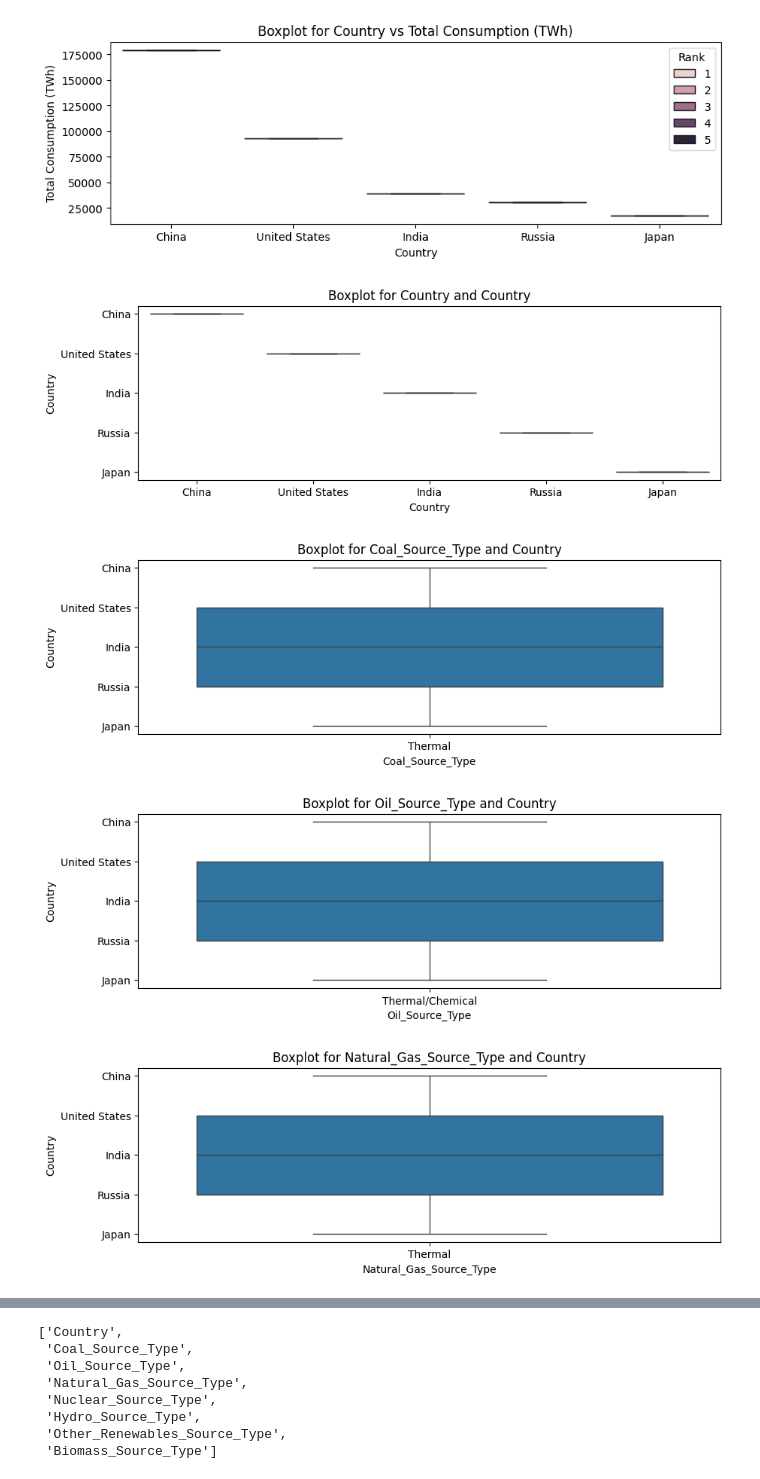
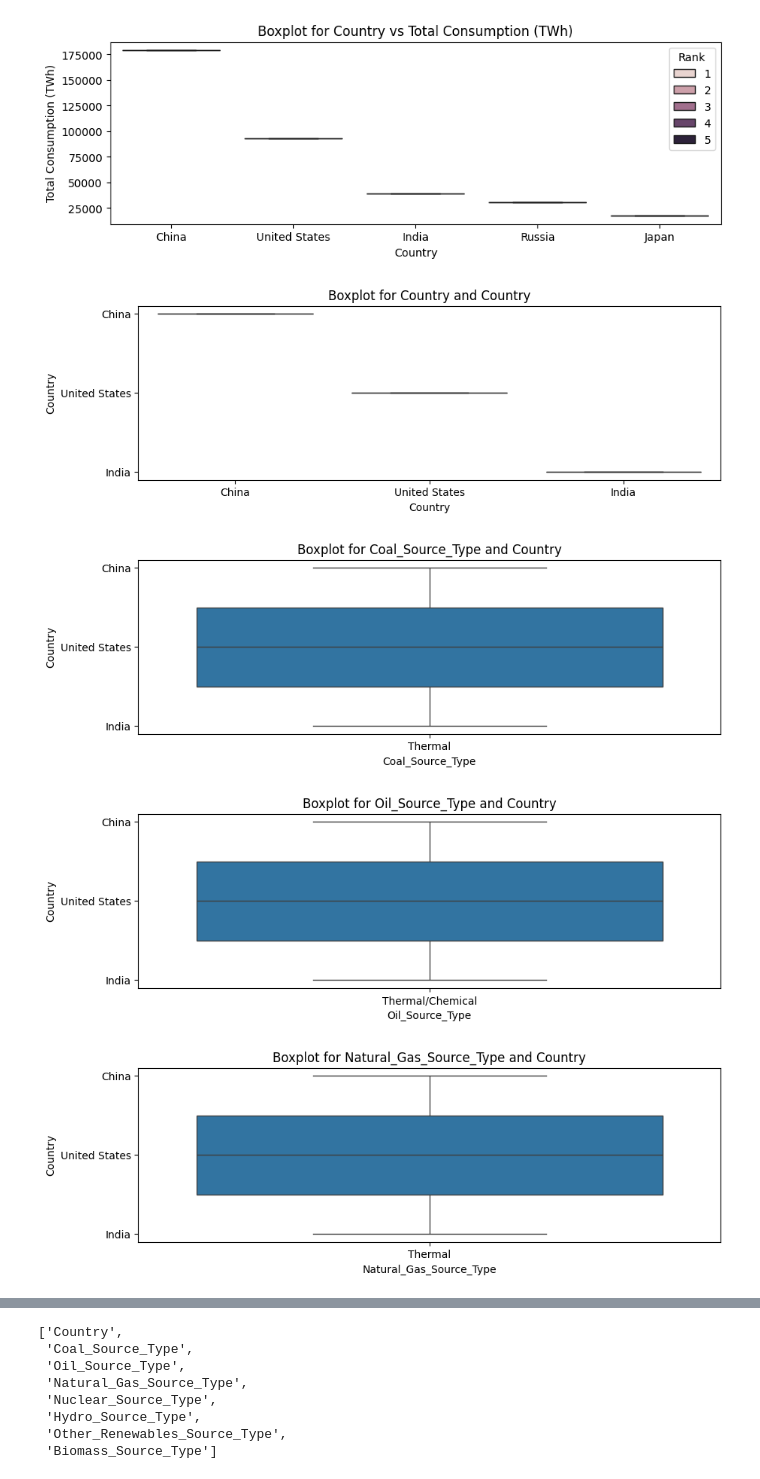
Before and after one commit to deanesh/energy-consumption-analysis, a Jupyter notebook: Energy-Consumption-EDA.ipynb, the cells around one changed output, grey strips where cells are left out. Cells and saved outputs as stored; diff of their text form; code cells hidden in the pictures.

```diff
--- a/Energy-Consumption-EDA.ipynb
+++ b/Energy-Consumption-EDA.ipynb
@@ -239,9 +239,9 @@ plt.show()
 [figure]
 # %%
 for col in cat:
-    plot_box(df.head(5), col, 'Country')
+    plot_box(df.head(3), col, 'Country')
 # %% [output]
-[figure, old version]
+[figure, new version]
-[figure, old version]
+[figure, new version]
-[figure, old version]
+[figure, new version]
-[figure, old version]
+[figure, new version]
```
Also changed, not shown: parts of 11 cells of this notebook.
